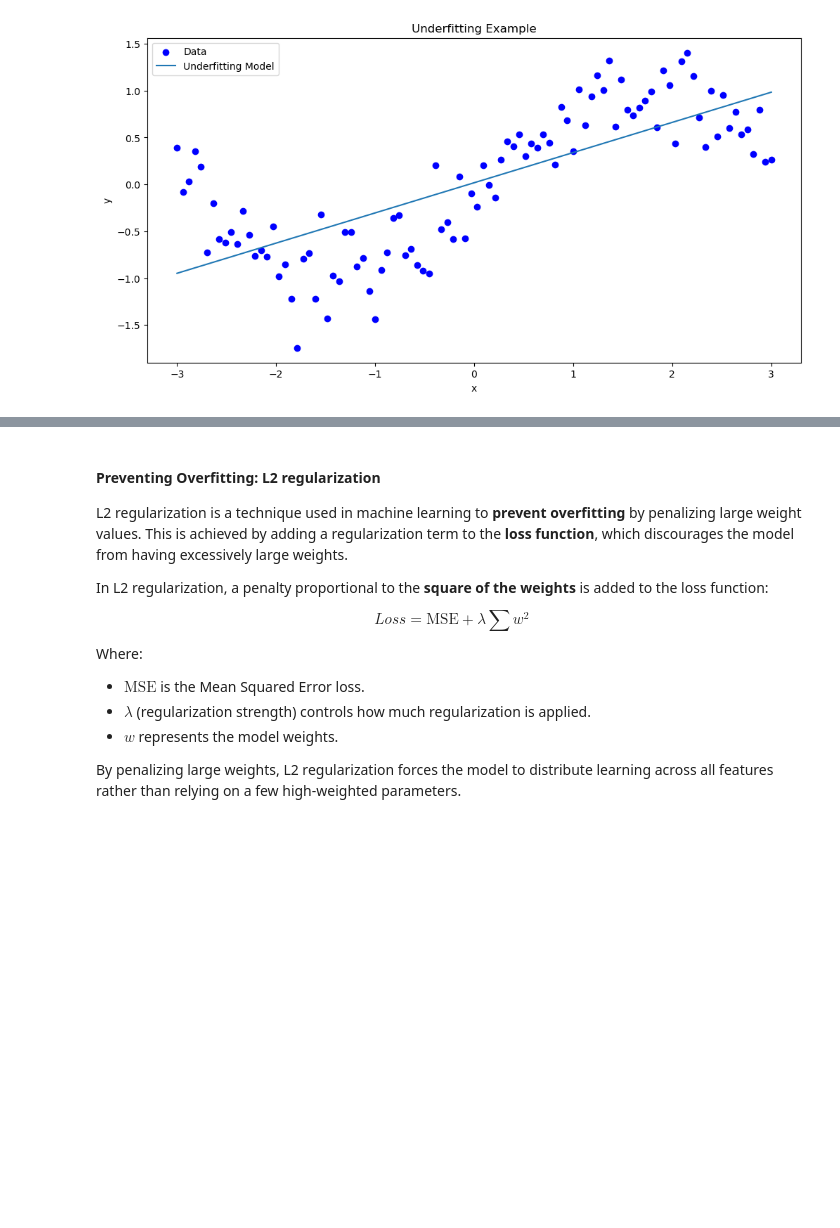
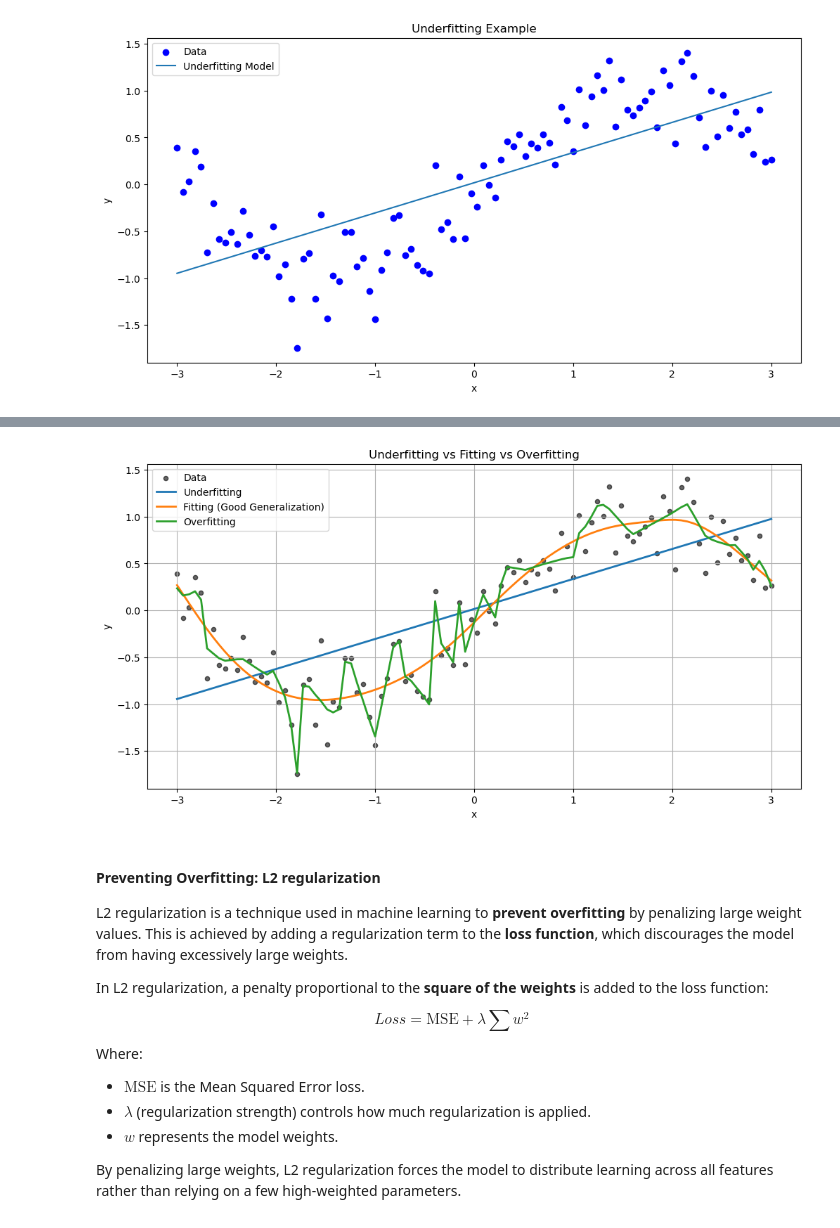
Before and after one commit to Soellingvraa/IncubatorDTCourse, a Jupyter notebook: 3-Physics-Modelling/3-PyTorchAndPandas.ipynb, the cells around one changed output, grey strips where cells are left out. Saved outputs shown, nothing was run; the diff lists cells and outputs as text; code cells hidden in the pictures; blank space fills up the shorter version.

```diff
--- a/3-Physics-Modelling/3-PyTorchAndPandas.ipynb
+++ b/3-Physics-Modelling/3-PyTorchAndPandas.ipynb
@@ -764,3 +765,95 @@ plt.show()
+# %%
+# Comparison plot: underfitting vs fitting vs overfitting
+import torch
+import torch.nn as nn
+import torch.optim as optim
+import matplotlib.pyplot as plt
+import numpy as np
+
+# Synthetic non-linear data
+np.random.seed(0)
+torch.manual_seed(0)
+x = np.linspace(-3, 3, 100)
+y = np.sin(x) + 0.3 * np.random.normal(size=x.shape)
+
+x_tensor = torch.FloatTensor(x).view(-1, 1)
+y_tensor = torch.FloatTensor(y).view(-1, 1)
+
+def train_model(model, epochs, lr):
+    criterion = nn.MSELoss()
+    optimizer = optim.Adam(model.parameters(), lr=lr)
+    for _ in range(epochs):
+        model.train()
+        optimizer.zero_grad()
+        y_pred = model(x_tensor)
+        loss = criterion(y_pred, y_tensor)
+        loss.backward()
+        optimizer.step()
+    return model
+
+class UnderfitModel(nn.Module):
+    def __init__(self):
+        super(UnderfitModel, self).__init__()
+        self.linear = nn.Linear(1, 1)
+
+    def forward(self, x):
+        return self.linear(x)
+
+class FitModel(nn.Module):
+    def __init__(self):
+        super(FitModel, self).__init__()
+        self.layers = nn.Sequential(
+            nn.Linear(1, 32),
+            nn.Tanh(),
+            nn.Linear(32, 32),
+            nn.Tanh(),
+            nn.Linear(32, 1),
+        )
+
+    def forward(self, x):
+        return self.layers(x)
+
+class OverfitModelLarge(nn.Module):
+    def __init__(self):
+        super(OverfitModelLarge, self).__init__()
+        self.layers = nn.Sequential(
+            nn.Linear(1, 256),
+            nn.ReLU(),
+            nn.Linear(256, 256),
+            nn.ReLU(),
+            nn.Linear(256, 256),
+            nn.ReLU(),
+            nn.Linear(256, 1),
+        )
+
+    def forward(self, x):
+        return self.layers(x)
+
+# Train all three models
+model_underfit = train_model(UnderfitModel(), epochs=100, lr=0.01)
+model_fit = train_model(FitModel(), epochs=500, lr=0.01)
+model_overfit = train_model(OverfitModelLarge(), epochs=3000, lr=0.01)
+
+# Predict using list conversion (works even when Tensor.numpy() is unavailable)
+with torch.no_grad():
+    y_underfit = model_underfit(x_tensor).view(-1).detach().cpu().tolist()
+    y_fit = model_fit(x_tensor).view(-1).detach().cpu().tolist()
+    y_overfit = model_overfit(x_tensor).view(-1).detach().cpu().tolist()
+
+# Plot comparison
+plt.figure(figsize=(12, 6))
+plt.scatter(x, y, s=20, alpha=0.6, label='Data', color='black')
+plt.plot(x, y_underfit, label='Underfitting', linewidth=2)
+plt.plot(x, y_fit, label='Fitting (Good Generalization)', linewidth=2)
+plt.plot(x, y_overfit, label='Overfitting', linewidth=2)
+plt.xlabel('x')
+plt.ylabel('y')
+plt.title('Underfitting vs Fitting vs Overfitting')
+plt.legend()
+plt.grid(True)
+plt.show()
+# %% [output]
+[figure, added]
 # %% [markdown]
 #### Preventing Overfitting: L2 regularization
 
```
Also changed, not shown: parts of 2 cells of this notebook, 1 other file.
